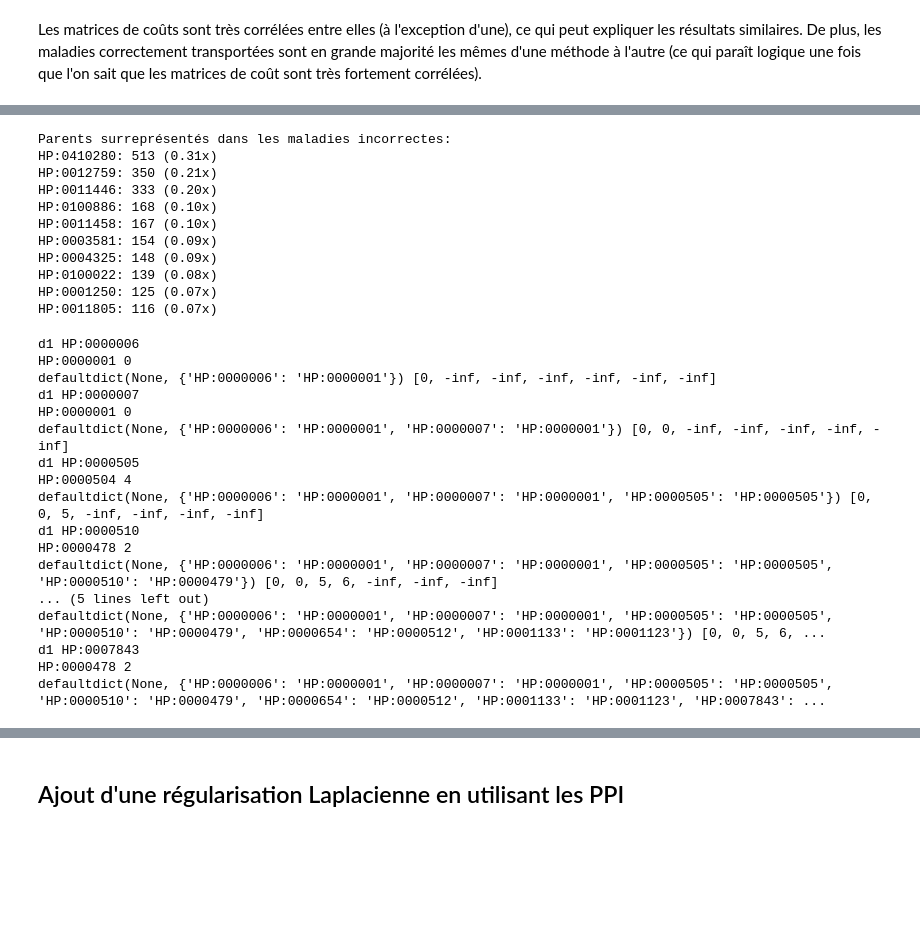
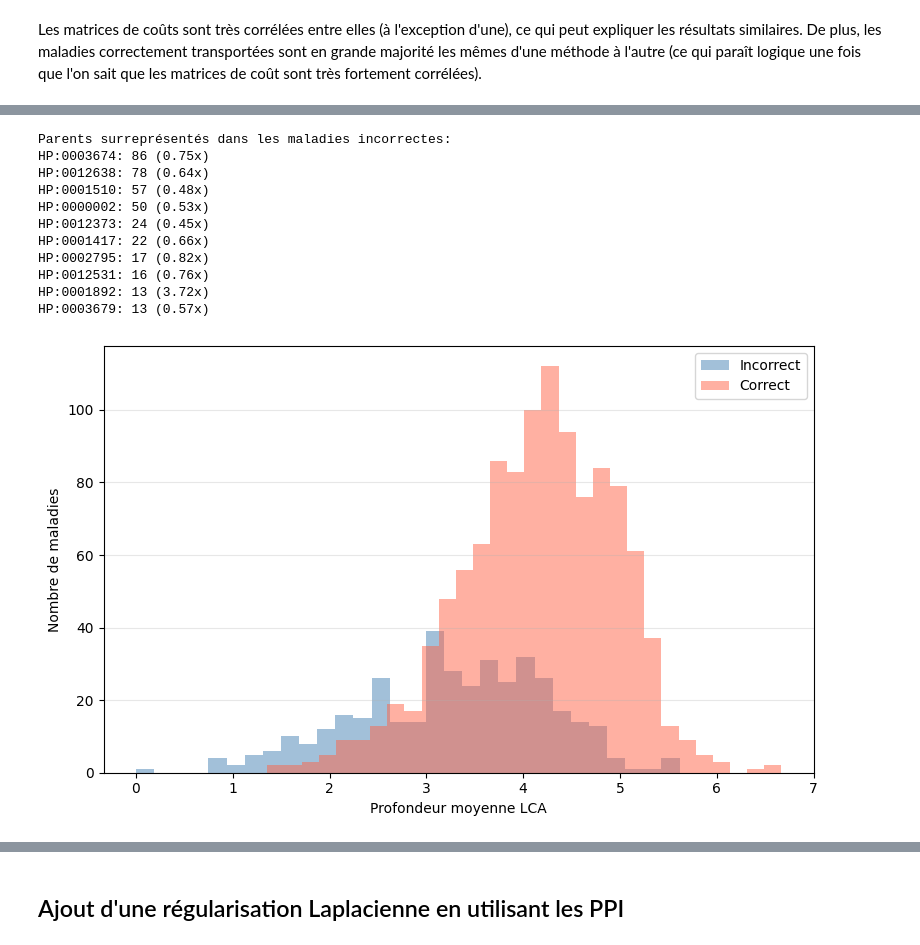
Before and after one commit to averniere/OT_simulation_maladies, a Jupyter notebook: Embeddings/test.ipynb, the cells around one changed output, grey strips where cells are left out. Saved outputs shown, nothing was run; the diff lists cells and outputs as text; code cells hidden in the pictures; blank space fills up the shorter version.

```diff
--- a/Embeddings/test.ipynb
+++ b/Embeddings/test.ipynb
@@ -1047,7 +1046,7 @@ HP:0001644: diff=0.01, freq_incorrect=0.03, freq_correct=0.02
 # Surreprésentation de certains noeuds ?
 ancestors = {hp : get_ancestors0(G_hpo_work, hp) for hp in hpo_cols0}
 
-def get_levelk_ancestors(terms, ancestors, depths, k=4):
+def get_levelk_ancestors(terms, ancestors, depths, k=3):
     """
     Retourne tous les termes ancêtres de profondeur k.
     """
@@ -1065,20 +1064,20 @@ chapters_correct = Counter(a for c in paires_correct_dict.values()
 
 print("\nParents surreprésentés dans les maladies incorrectes:")
 for chap, count in chapters_zero.most_common(10):
-    ratio = (count/n_zero) #/ (chapters_correct.get(chap, 1e-9)/n_correct)
+    ratio = (count/n_zero) / (chapters_correct.get(chap, 1e-9)/n_correct)
     print(f"{chap}: {count} ({ratio:.2f}x)")
 # %% [output]
 Parents surreprésentés dans les maladies incorrectes:
-HP:0410280: 513 (0.31x)
-HP:0012759: 350 (0.21x)
-HP:0011446: 333 (0.20x)
-HP:0100886: 168 (0.10x)
-HP:0011458: 167 (0.10x)
-HP:0003581: 154 (0.09x)
-HP:0004325: 148 (0.09x)
-HP:0100022: 139 (0.08x)
-HP:0001250: 125 (0.07x)
-HP:0011805: 116 (0.07x)
+HP:0003674: 86 (0.75x)
+HP:0012638: 78 (0.64x)
+HP:0001510: 57 (0.48x)
+HP:0000002: 50 (0.53x)
+HP:0012373: 24 (0.45x)
+HP:0001417: 22 (0.66x)
+HP:0002795: 17 (0.82x)
+HP:0012531: 16 (0.76x)
+HP:0001892: 13 (3.72x)
+HP:0003679: 13 (0.57x)
 # %%
 # Qu'est ce qui sépare les maladies mal transportées ? Distance via LCA
 def find_lca(u, v, ancestors, depths):
@@ -1117,23 +1116 @@ def lca_diseases(d1, d2, ancestors, depths):
     return bests, lcas
-# %%
-d1 = paires_zero_dict[(4086,2560)]['omim']['terms']
-d2 = paires_zero_dict[(4086,2560)]['orpha']['terms']
-x, y = lca_diseases(d1, d2, ancestors, depths)
-# %% [output]
-d1 HP:0000006
-HP:0000001 0
-defaultdict(None, {'HP:0000006': 'HP:0000001'}) [0, -inf, -inf, -inf, -inf, -inf, -inf]
-d1 HP:0000007
-HP:0000001 0
-defaultdict(None, {'HP:0000006': 'HP:0000001', 'HP:0000007': 'HP:0000001'}) [0, 0, -inf, -inf, -inf, -inf, -inf]
-d1 HP:0000505
-HP:0000504 4
-defaultdict(None, {'HP:0000006': 'HP:0000001', 'HP:0000007': 'HP:0000001', 'HP:0000505': 'HP:0000505'}) [0, 0, 5, -inf, -inf, -inf, -inf]
-d1 HP:0000510
-HP:0000478 2
-defaultdict(None, {'HP:0000006': 'HP:0000001', 'HP:0000007': 'HP:0000001', 'HP:0000505': 'HP:0000505', 'HP:0000510': 'HP:0000479'}) [0, 0, 5, 6, -inf, -inf, -inf]
-... (5 lines left out)
-defaultdict(None, {'HP:0000006': 'HP:0000001', 'HP:0000007': 'HP:0000001', 'HP:0000505': 'HP:0000505', 'HP:0000510': 'HP:0000479', 'HP:0000654': 'HP:0000512', 'HP:0001133': 'HP:0001123'}) [0, 0, 5, 6, ...
-d1 HP:0007843
-HP:0000478 2
-defaultdict(None, {'HP:0000006': 'HP:0000001', 'HP:0000007': 'HP:0000001', 'HP:0000505': 'HP:0000505', 'HP:0000510': 'HP:0000479', 'HP:0000654': 'HP:0000512', 'HP:0001133': 'HP:0001123', 'HP:0007843': ...
@@ -1139,0 +1133,19 @@ defaultdict(None, {'HP:0000006': 'HP:0000001', 'HP:0000007': 'HP:0000001', 'HP:0
+# %%
+# Attention ! Représentation biaisée : il faut repondérer par le nombre de termes en communs (ou les omettre)
+var0 = [v for k,v in lca_dist0.items()]
+var1 = [v for k, v in lca_dist1.items()]
+
+fig, ax = plt.subplots(figsize=(8, 5))
+
+sns.histplot(var0, bins=30, ax=ax, color='steelblue', alpha=0.5, edgecolor='none', label='Incorrect')
+sns.histplot(var1, bins=30, ax=ax, color='tomato',    alpha=0.5, edgecolor='none', label='Correct')
+
+ax.set_xlabel("Profondeur moyenne LCA")
+ax.set_ylabel("Nombre de maladies")
+ax.grid(axis='y', alpha=0.3)
+ax.legend()
+
+plt.tight_layout()
+plt.show()
+# %% [output]
+[figure, added]
```
Also changed, not shown: parts of 26 cells of this notebook, 4 other files.
